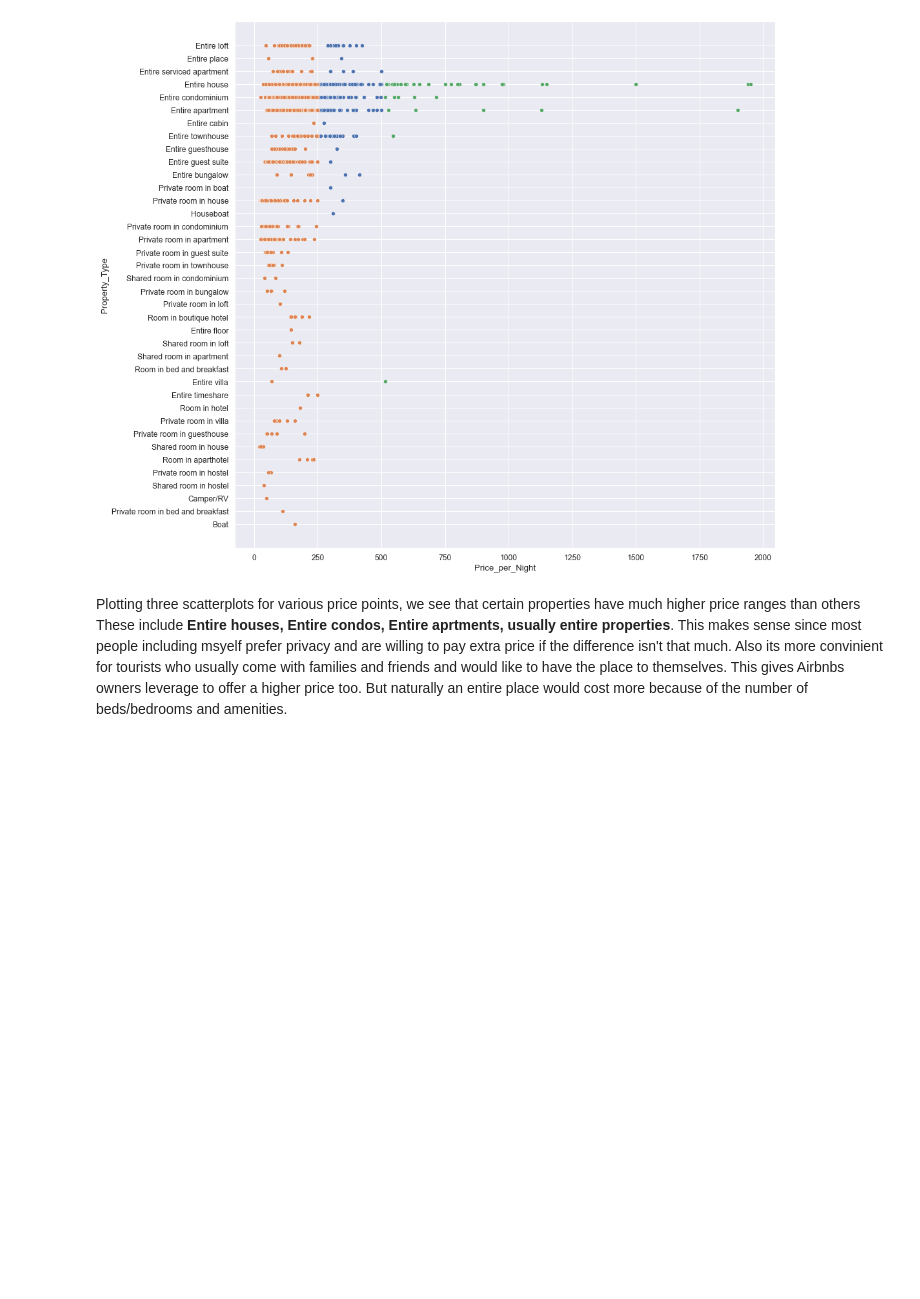
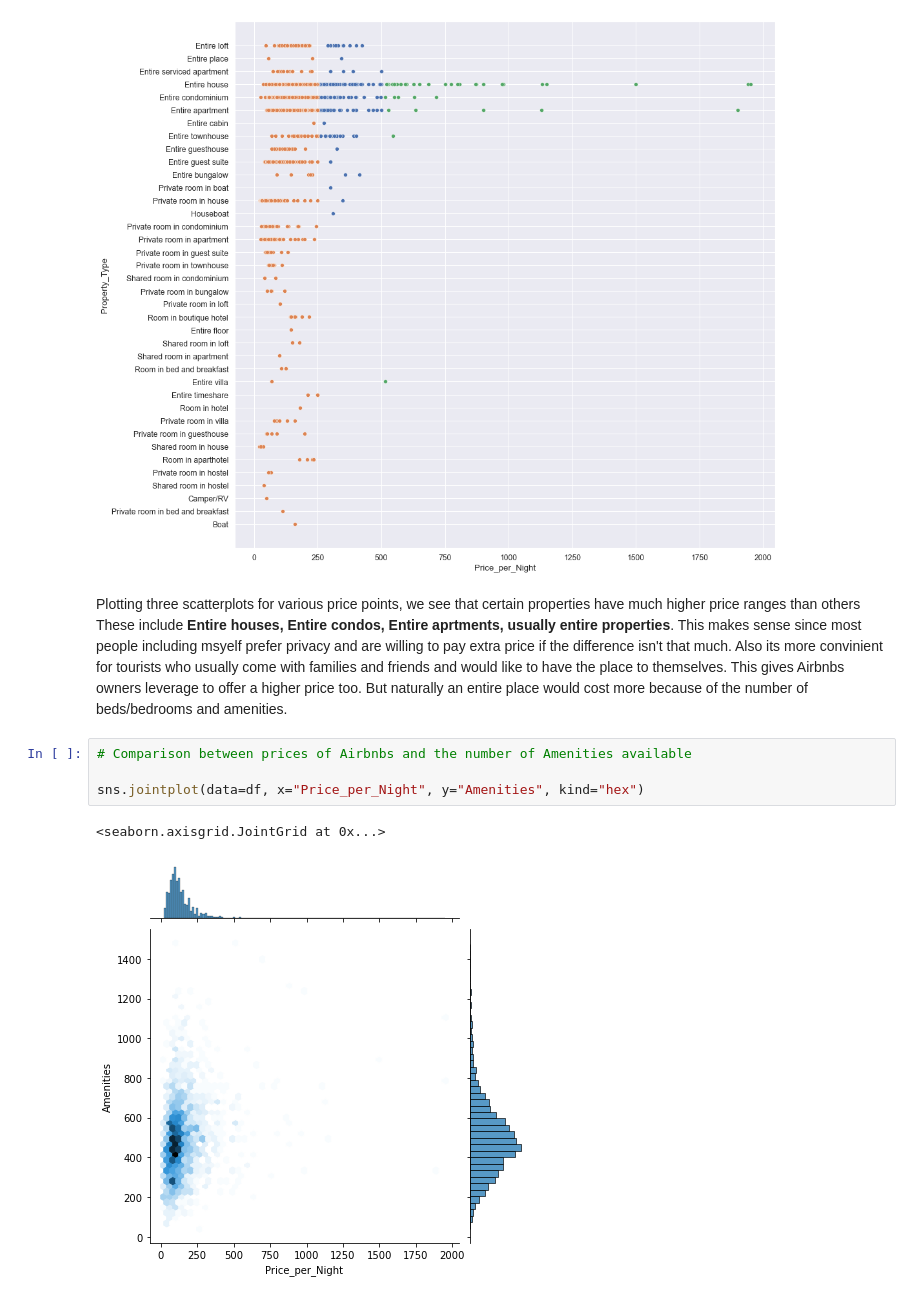
Before and after one commit to data301-2021-summer2/project-group8-project, a Jupyter notebook: analysis/Ahmad Jamal/milestone2.ipynb, the cells around one changed output. Saved outputs shown, nothing was run; the diff lists cells and outputs as text; blank space fills up the shorter version.

Commit message:
added a comparison for price vs Amenities

```diff
--- a/analysis/Ahmad Jamal/milestone2.ipynb
+++ b/analysis/Ahmad Jamal/milestone2.ipynb
@@ -203,3 +190,10 @@ sns.scatterplot(y="Property_Type", x="Price_per_Night", data=df5)
 # %% [markdown]
 Plotting three scatterplots for various price points, we see that certain properties have much higher price ranges than others
 These include **Entire houses, Entire condos, Entire aprtments, usually entire properties**. This makes sense since most people including msyelf prefer privacy and are willing to pay extra price if the difference isn't that much. Also its more convinient for tourists who usually come with families and friends and would like to have the place to themselves. This gives Airbnbs owners leverage to offer a higher price too. But naturally an entire place would cost more because of the number of beds/bedrooms and amenities.
+# %%
+# Comparison between prices of Airbnbs and the number of Amenities available
+
+sns.jointplot(data=df, x="Price_per_Night", y="Amenities", kind="hex")
+# %% [output]
+<seaborn.axisgrid.JointGrid at 0x...>
+[figure, added]
```
Also changed, not shown: parts of 4 cells of this notebook.
